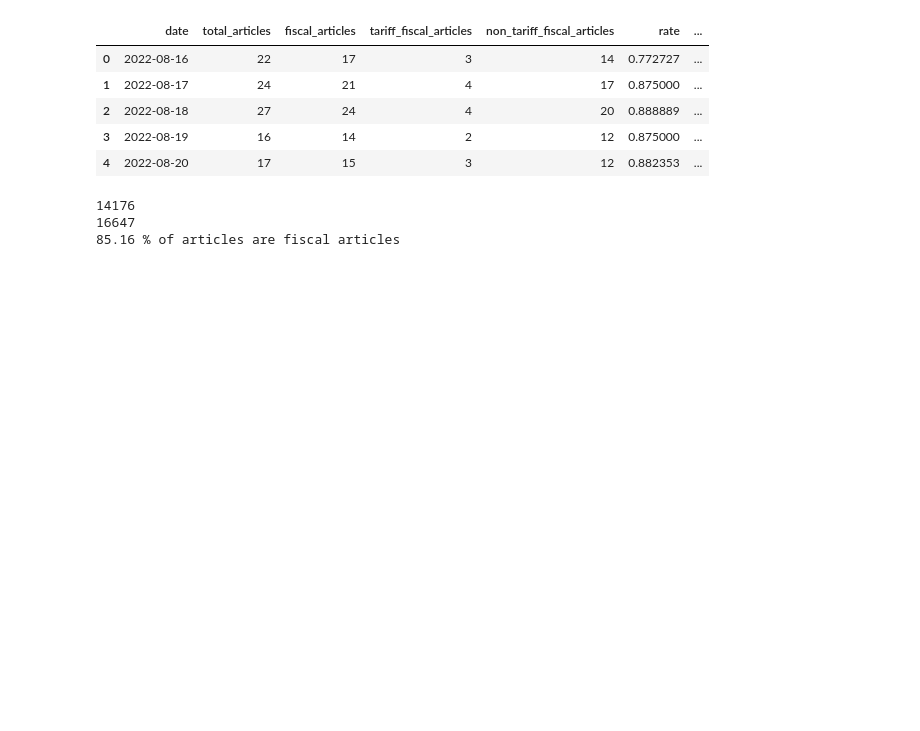
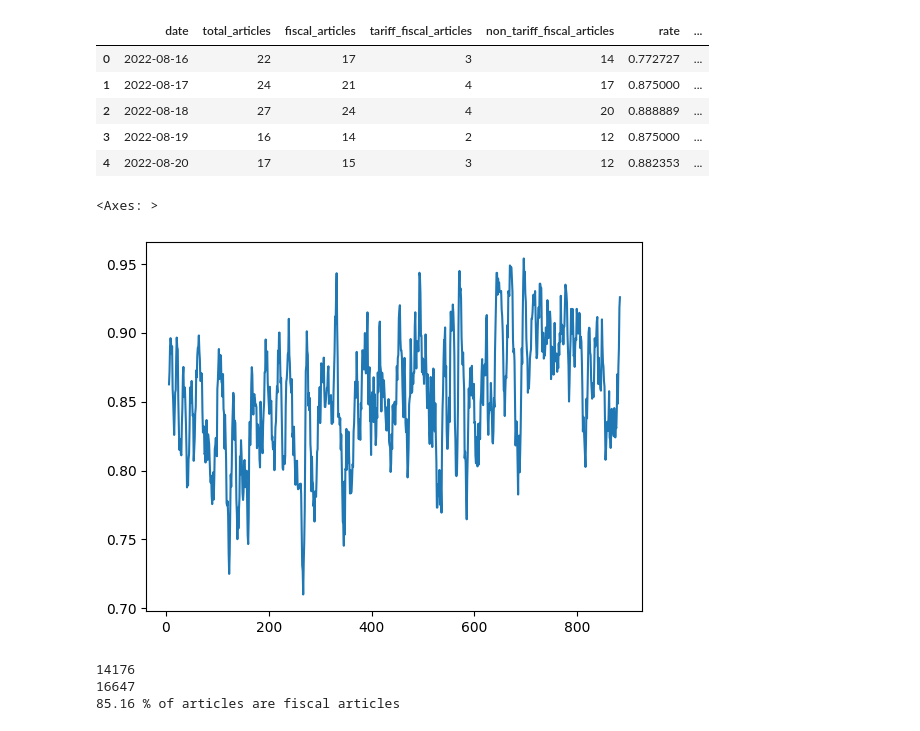
Before and after one commit to UWA-DS-11/capstone-project-11, a Jupyter notebook: fiscal_policy_index/pdf_extraction.ipynb, the cells around one changed output. Drawn from its saved outputs; the diff is of its cells as text; code cells hidden in the pictures; blank space fills up the shorter version.

```diff
--- a/fiscal_policy_index/pdf_extraction.ipynb
+++ b/fiscal_policy_index/pdf_extraction.ipynb
@@ -668,6 +668,11 @@ wsj_fpi.head(5)
 | 2 | 2022-08-18 | 27 | 24 | 4 | 20 | 0.888889 | ... |
 | 3 | 2022-08-19 | 16 | 14 | 2 | 12 | 0.875000 | ... |
 | 4 | 2022-08-20 | 17 | 15 | 3 | 12 | 0.882353 | ... |
+# %%
+wsj_fpi['rate'].rolling(7).mean().plot()
+# %% [output]
+<Axes: >
+[figure, added]
 # %%
 print(wsj_fpi['fiscal_articles'].sum())
 print(wsj_fpi['total_articles'].sum())
```
Also changed, not shown: parts of 2 cells of this notebook.
